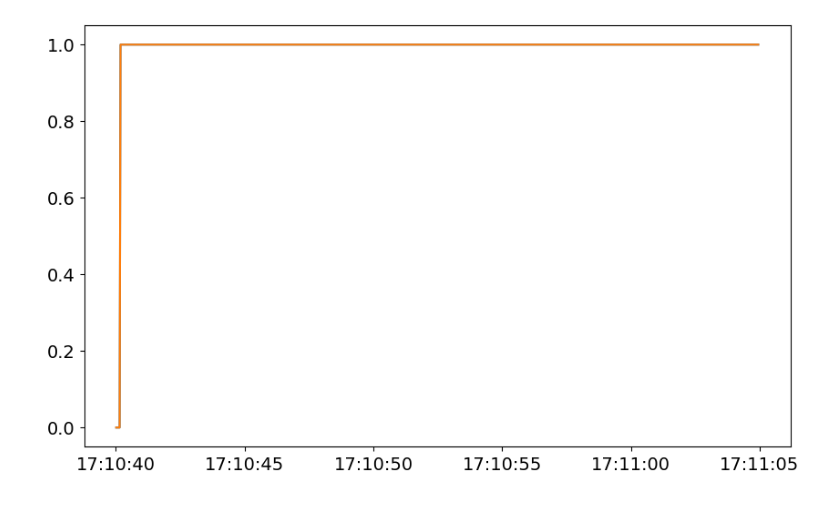
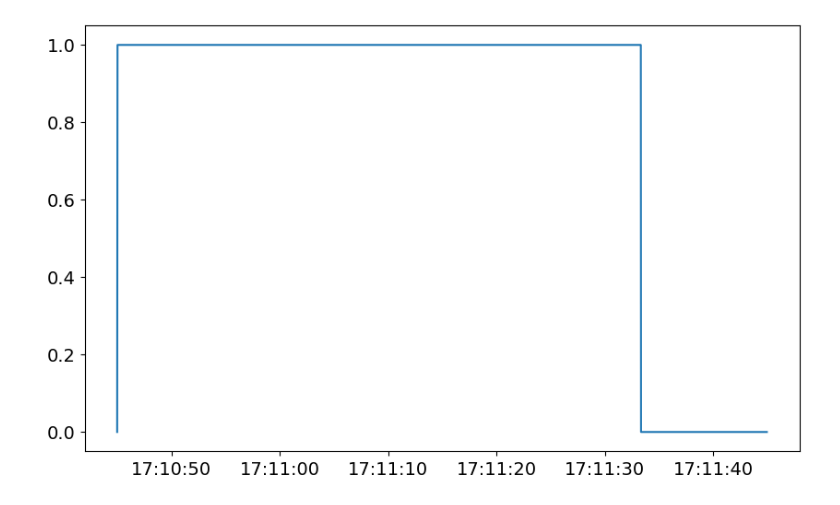
Before and after one commit to Tesla-UFMG/Data-Analysis, a Jupyter notebook: csv_testing.ipynb, the cells around one changed output. Saved outputs shown, nothing was run; the diff lists cells and outputs as text; code cells hidden in the pictures.

```diff
--- a/csv_testing.ipynb
+++ b/csv_testing.ipynb
@@ -10,10 +10,12 @@ import matplotlib.dates as mdates
 plt.rcParams.update({'font.size': 14}) # Set global font size to 18
 plt.rcParams["figure.figsize"] = (10, 6)
 
-dataset_path = "./data/dados_telemetria/teste_odonto_08122025/full/odonto_08122025/mike"
+# dataset_path = "./data/dados_telemetria/teste_odonto_08122025/full/odonto_08122025/mike"
 # dataset_path = "./data/dados_telemetria/oficina_151225_comp/full/mike"
+dataset_path = "./data/dados_telemetria/betim_161225/full/miguelito2"
 
-full_df = pd.read_csv(f'{dataset_path}/aceleracao3_mike.csv')
+
+full_df = pd.read_csv(f'{dataset_path}/miguelito2_enduro2.csv')
 # full_df.tail(20)
 
 # dataset_path = "./data/dados_telemetria/teste_odonto_08122025/full/"
@@ -54,7 +56,7 @@ def get_range_by_time(timestamps, start_date, end_date):
 
 START_DATE = datetime(2025, 12, 15, 15, 51, 35, tzinfo=ZoneInfo("America/Sao_Paulo"))
 END_DATE = datetime(2025, 12, 15, 15, 52, 25, tzinfo=ZoneInfo("America/Sao_Paulo"))
-# END_DATE = -1
+END_DATE = -1
 
 range_plot = get_range_by_time(full_df['timestamp'], START_DATE, END_DATE)
 timestamps_plot = full_df['timestamp'][range_plot] / 1000
@@ -188,6 +194,5 @@ plt.show()
 # %%
-plt.plot(dates_plot, full_df['AIR_P'][range_plot])
-plt.plot(dates_plot, full_df['AIR_N'][range_plot])
+plt.plot(dates_plot, full_df['ECU_MODE_ID'][range_plot])
 plt.show()
 # %% [output]
-[figure, old version]
+[figure, new version]
```
Also changed, not shown: parts of 3 cells of this notebook, 16 other files.
